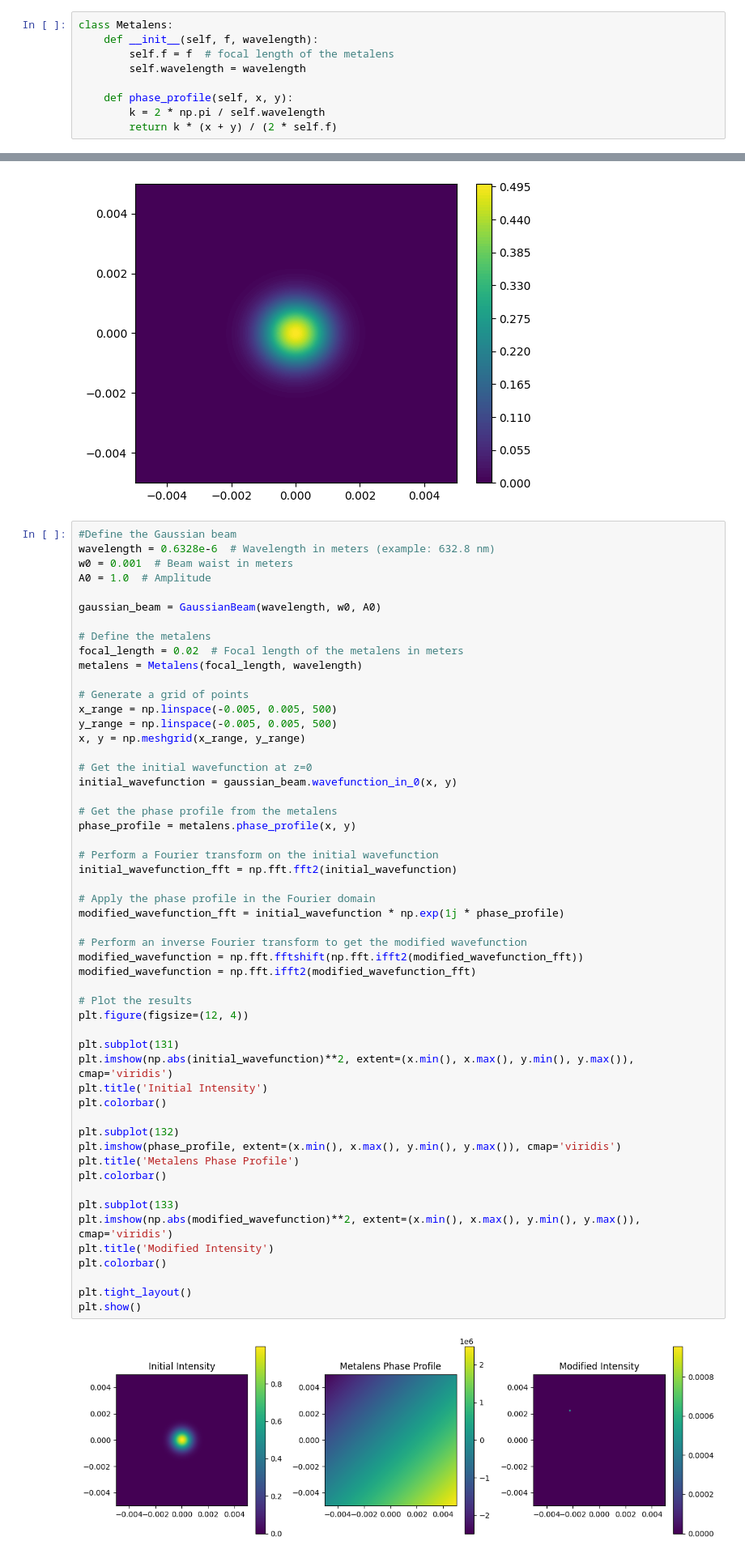
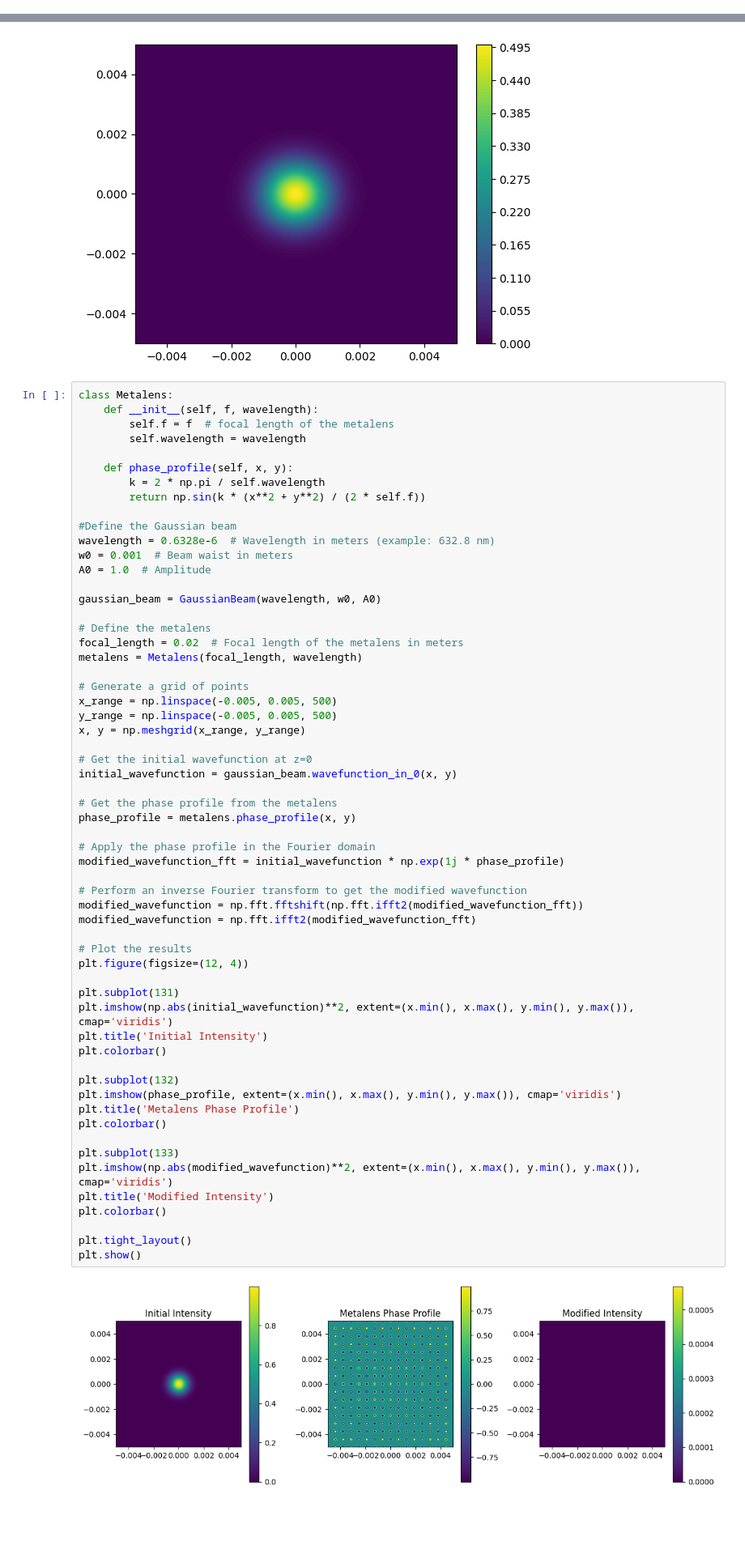
Before and after one commit to joaopedrobiu6/Optrix, a Jupyter notebook: optics_project/project_test2.ipynb, the cells around one changed output, grey strips where cells are left out. Shown: that part at 81% size. Saved outputs shown, nothing was run; the diff lists cells and outputs as text; blank space fills up the shorter version.

```diff
--- a/optics_project/project_test2.ipynb
+++ b/optics_project/project_test2.ipynb
@@ -37,15 +37,6 @@ class GaussianBeam:
 
     def intensity(self, x, y, z):
         return np.abs(self.wavefunction(x, y, z))**2
-# %%
-class Metalens:
-    def __init__(self, f, wavelength):
-        self.f = f  # focal length of the metalens
-        self.wavelength = wavelength
-
-    def phase_profile(self, x, y):
-        k = 2 * np.pi / self.wavelength
-        return k * (x + y) / (2 * self.f)
 # %%
 wavelength = 0.6328e-6
 w0 = 1e-3
@@ -99,6 +90,15 @@ plt.colorbar()
 <matplotlib.colorbar.Colorbar at 0x...>
 [figure]
 # %%
+class Metalens:
+    def __init__(self, f, wavelength):
+        self.f = f  # focal length of the metalens
+        self.wavelength = wavelength
+
+    def phase_profile(self, x, y):
+        k = 2 * np.pi / self.wavelength
+        return np.sin(k * (x**2 + y**2) / (2 * self.f))
+
 #Define the Gaussian beam
 wavelength = 0.6328e-6  # Wavelength in meters (example: 632.8 nm)
 w0 = 0.001  # Beam waist in meters
@@ -120,36 +120,33 @@ initial_wavefunction = gaussian_beam.wavefunction_in_0(x, y)
 
 # Get the phase profile from the metalens
 phase_profile = metalens.phase_profile(x, y)
-
-# Perform a Fourier transform on the initial wavefunction
-initial_wavefunction_fft = np.fft.fft2(initial_wavefunction)
 
 # Apply the phase profile in the Fourier domain
 modified_wavefunction_fft = initial_wavefunction * np.exp(1j * phase_profile)
 
 # Perform an inverse Fourier transform to get the modified wavefunction
 modified_wavefunction = np.fft.fftshift(np.fft.ifft2(modified_wavefunction_fft))
 modified_wavefunction = np.fft.ifft2(modified_wavefunction_fft)
 
 # Plot the results
 plt.figure(figsize=(12, 4))
 
 plt.subplot(131)
 plt.imshow(np.abs(initial_wavefunction)**2, extent=(x.min(), x.max(), y.min(), y.max()), cmap='viridis')
 plt.title('Initial Intensity')
 plt.colorbar()
 
 plt.subplot(132)
 plt.imshow(phase_profile, extent=(x.min(), x.max(), y.min(), y.max()), cmap='viridis')
 plt.title('Metalens Phase Profile')
 plt.colorbar()
 
 plt.subplot(133)
 plt.imshow(np.abs(modified_wavefunction)**2, extent=(x.min(), x.max(), y.min(), y.max()), cmap='viridis')
 plt.title('Modified Intensity')
 plt.colorbar()
 
 plt.tight_layout()
 plt.show()
 # %% [output]
-[figure, old version]
+[figure, new version]
```
Also changed, not shown: parts of 5 cells of this notebook, 4 other files.
